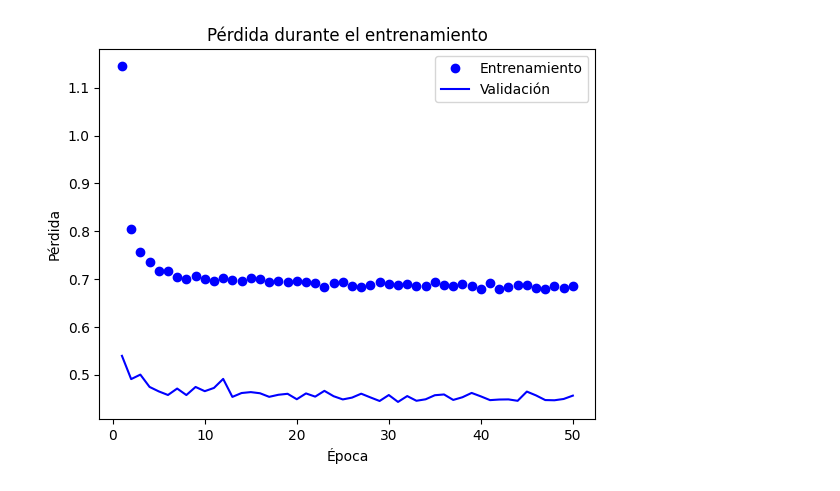
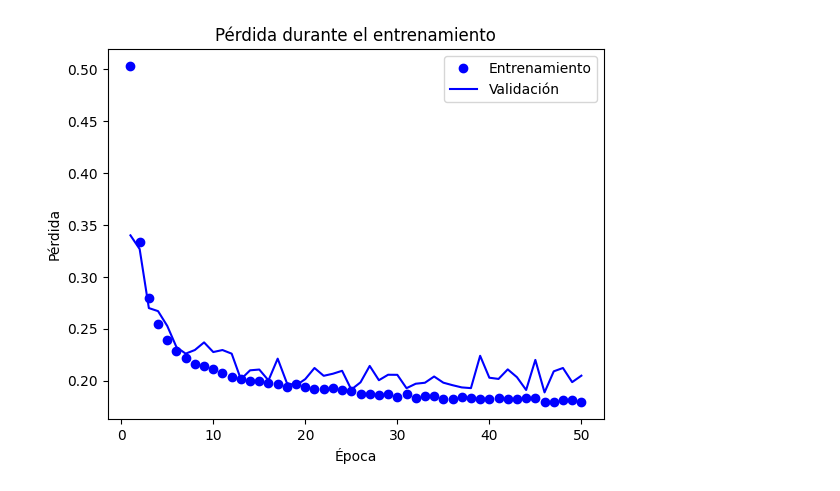
Before and after one commit to AldousSama/Tarea1, a Jupyter notebook: Tarea_3.ipynb, the cells around one changed output. Drawn from its saved outputs; the diff is of its cells as text; code cells hidden in the pictures.

```diff
--- a/Tarea_3.ipynb
+++ b/Tarea_3.ipynb
@@ -11,7 +11,6 @@ from keras.optimizers import SGD, Adam
 from keras.utils import to_categorical
 import time  # Importa el módulo time
 from keras.regularizers import l1, l2, l1_l2 #Ahora importaré los regularizadores
-from keras.layers import Dropout
 # Carga los datos MNIST
 (training_images, training_labels), (test_images, test_labels) = mnist.load_data()
 
@@ -27,12 +26,9 @@ test_labels = to_categorical(test_labels)
 
 # Cremos el modelo de la red neuronal ESTE ES MI PRIMER EXPERIMENTO, DONDE AGREGARE MÁS CAPAS OCULTAS
 model = Sequential()
-model.add(Dense(units=128, activation='relu', input_dim=784, kernel_regularizer=l1_l2(l1=0.0001, l2=0.0001)))
-model.add(Dropout(0.5))  # Agrega Dropout con una tasa del 50%
+model.add(Dense(units=128, activation='relu', input_dim=784, kernel_regularizer=l1_l2(l1=0.0001, l2=0.0001)))  #Combino L1-L2
 model.add(Dense(units=64, activation='relu', kernel_regularizer=l1_l2(l1=0.0001, l2=0.0001)))
-model.add(Dropout(0.5))
 model.add(Dense(units=32, activation='relu', kernel_regularizer=l1_l2(l1=0.0001, l2=0.0001)))
-model.add(Dropout(0.5))
 model.add(Dense(units=10, activation='softmax'))
 
 # Aquí lo compilo con crossentropy y el optimizador que había usado
@@ -90 +86 @@ Tiempo de entrenamiento: 1103.47 segundos
-[figure, old version]
+[figure, new version]
```
Also changed, not shown: parts of 1 cell of this notebook.
